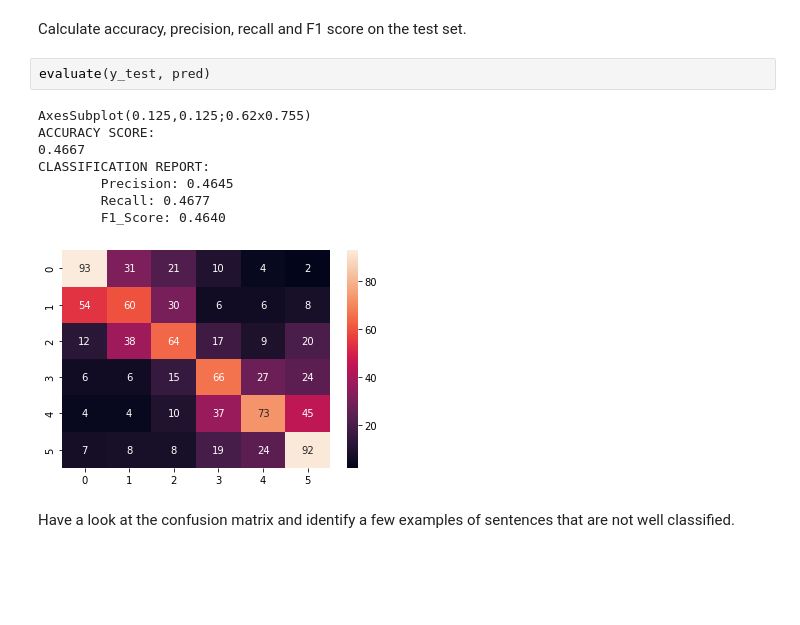
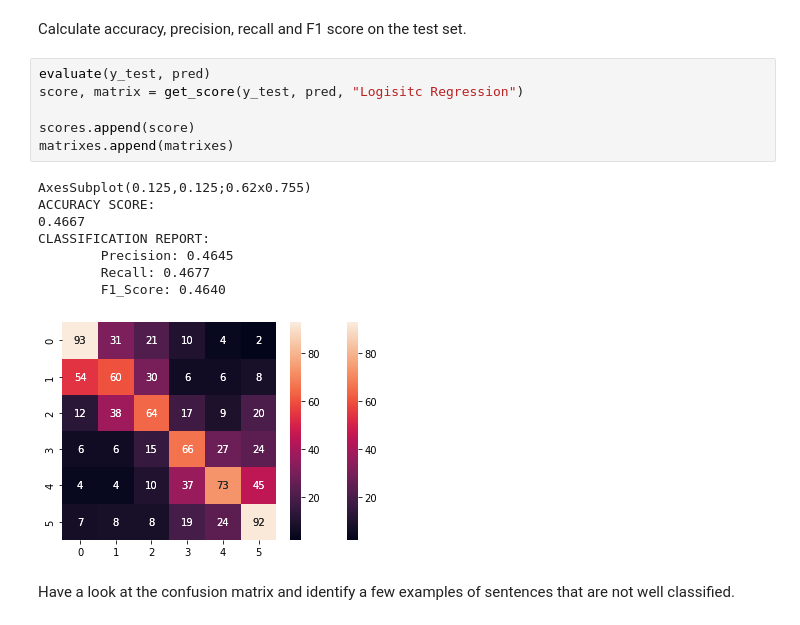
Before and after one commit to TADY25/Project, a Jupyter notebook: code/DMML2021_Tissot.ipynb, the cells around one changed output. Saved outputs shown, nothing was run; the diff lists cells and outputs as text; blank space fills up the shorter version.

```diff
--- a/code/DMML2021_Tissot.ipynb
+++ b/code/DMML2021_Tissot.ipynb
@@ -153,17 +154,21 @@ pipe.fit(X_train, y_train)
 pred = pipe.predict(X_test)
 # %% [markdown]
 Calculate accuracy, precision, recall and F1 score on the test set.
-# %%
-evaluate(y_test, pred)
-# %% [output]
-AxesSubplot(0.125,0.125;0.62x0.755)
-ACCURACY SCORE:
-0.4667
-CLASSIFICATION REPORT:
-        Precision: 0.4645
-        Recall: 0.4677
-        F1_Score: 0.4640
-[figure, removed]
+# %%
+evaluate(y_test, pred)
+score, matrix = get_score(y_test, pred, "Logisitc Regression")
+
+scores.append(score)
+matrixes.append(matrixes)
+# %% [output]
+AxesSubplot(0.125,0.125;0.62x0.755)
+ACCURACY SCORE:
+0.4667
+CLASSIFICATION REPORT:
+        Precision: 0.4645
+        Recall: 0.4677
+        F1_Score: 0.4640
+[figure, added]
 # %% [markdown]
 Have a look at the confusion matrix and identify a few examples of sentences that are not well classified.
 # %%
```
Also changed, not shown: parts of 21 cells of this notebook, 4 other files.
